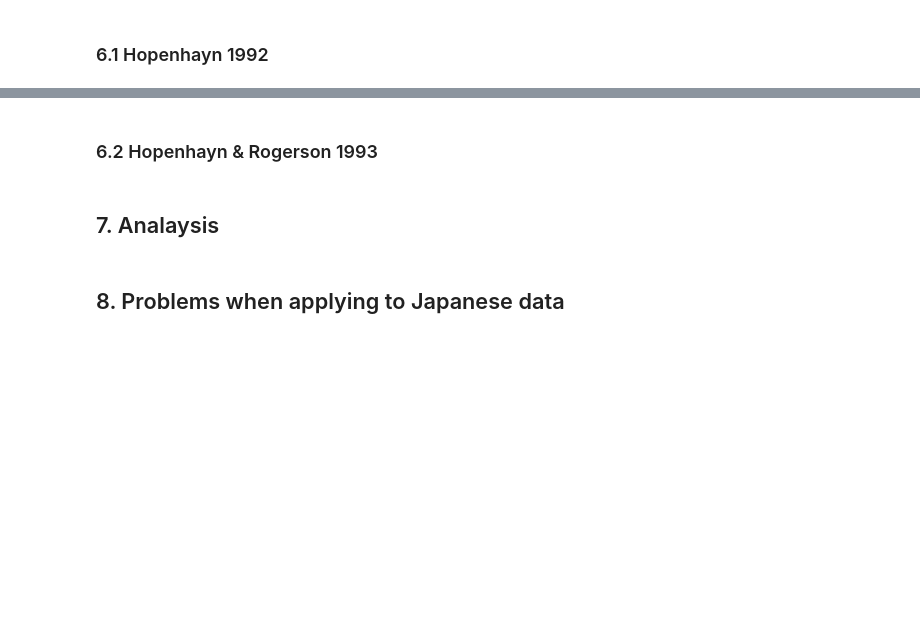
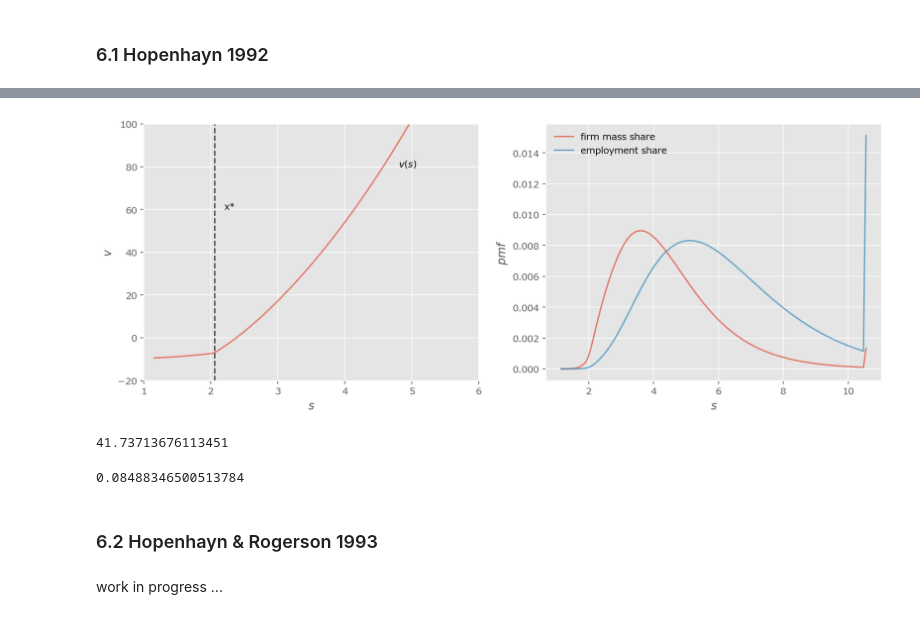
Before and after one commit to Alalalalaki/Econ-Paper-Notes, a Jupyter notebook: Macro/Hopenhayn.ipynb, the cells around one changed output, grey strips where cells are left out. Saved outputs shown, nothing was run; the diff lists cells and outputs as text; code cells hidden in the pictures; blank space fills up the shorter version.

Commit message:
Update Hopenhayn 1992 code.

```diff
--- a/Macro/Hopenhayn.ipynb
+++ b/Macro/Hopenhayn.ipynb
@@ -432,0 +433,11 @@ Code under working ...
+# %%
+from dataclasses import dataclass
+from typing import Any
+from scipy.stats import norm, lognorm, uniform, gaussian_kde
+from interpolation import mlinterp, interp
+from numba import njit, prange, vectorize, jitclass
+import concurrent.futures
+import quantecon as qe
+
+Array = Any
+Distribution = Any
@@ -433,6 +686,43 @@ Code under working ...
+# %%
+# use calibrated parameters to form and calculate
+test = Hopenhayn(
+    beta = 0.8,
+    D = 200,
+    theta = 0.64,
+    cf = 10,
+    ce = 15,
+    s_size = 300,
+    a = 0.2,
+    rho = 0.84,
+    sigma = 0.2,
+    G = lognorm(0.6,1.8),
+)
+# %%
+res = test.solve_model()
+# %%
+fig, ax = plt.subplots(1,2,figsize=(14,5))
+ax[0].plot(res.s_vals, res.v, alpha=0.7)
+ax[0].axvline(res.x, color='k', linestyle='--', alpha=0.7)
+ax[0].set_xlim(1, 6)
+ax[0].set_ylim(-20, 100)
+ax[0].set_xlabel('$s$')
+ax[0].set_ylabel('$v$')
+ax[0].text(4.8, 80, '$v(s)$')
+ax[0].text(2.2, 60, 'x*')
+ax[1].plot(res.s_vals, res.mu/res.total_firm_mass, alpha=0.7, label='firm mass share');
+ax[1].plot(res.s_vals, res.mu*res.n_vals/res.total_employment, alpha=0.7, label='employment share')
+ax[1].set_xlabel('$s$')
+ax[1].set_ylabel('$pmf$')
+ax[1].legend();
+# %% [output]
+[figure, added]
+# %%
+res.average_firm_size
+res.entry_rate
+# %% [output]
+41.73713676113451
+0.08488346500513784
 # %% [markdown]
 ### 6.2 Hopenhayn & Rogerson 1993
-# %% [markdown]
-## 7. Analaysis
-# %% [markdown]
-## 8. Problems when applying to Japanese data
+# %% [markdown]
+work in progress ...
```
Also changed, not shown: parts of 12 cells of this notebook.
